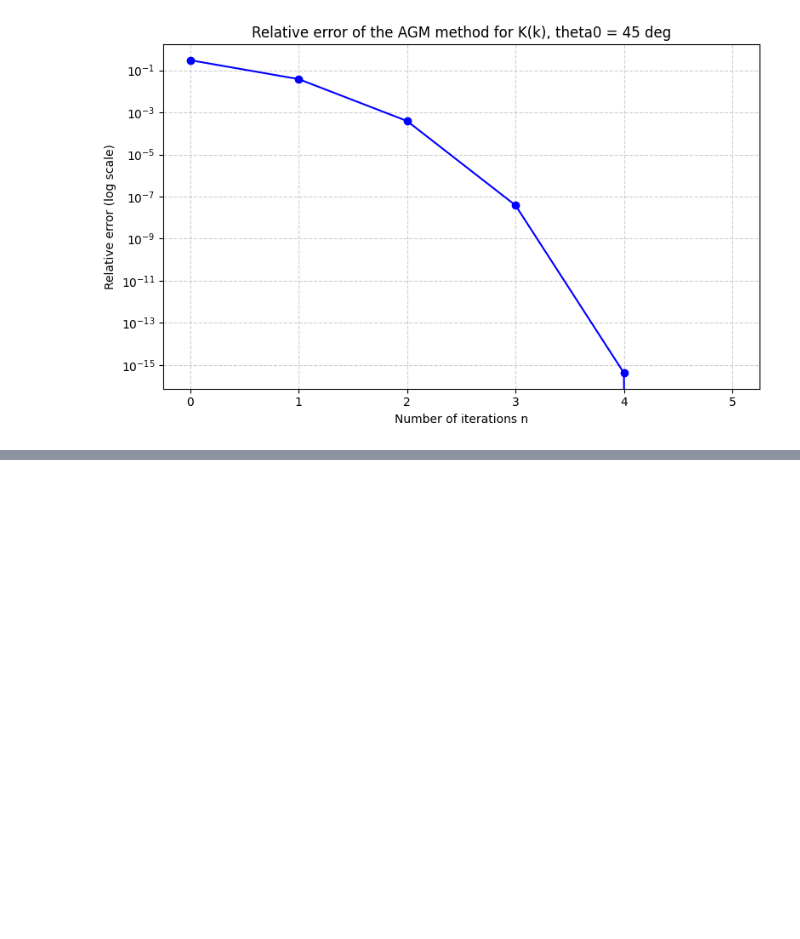
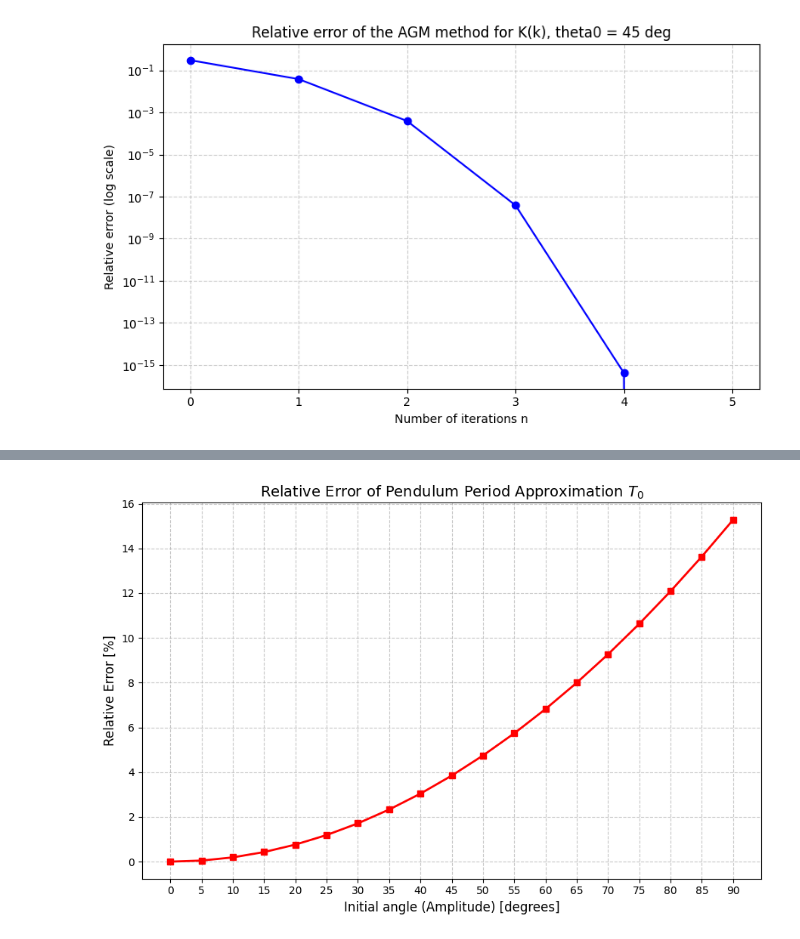
Before and after one commit to Szymbuk/MOWNIT, a Jupyter notebook: lab7/ex3.ipynb, the cells around one changed output, grey strips where cells are left out. Drawn from its saved outputs; the diff is of its cells as text; code cells hidden in the pictures; blank space fills up the shorter version.

Commit message:
✨ Add relative error vs amplitude plot

```diff
--- a/lab7/ex3.ipynb
+++ b/lab7/ex3.ipynb
@@ -113,3 +113,13 @@ plt.tight_layout()
 plt.show()
 # %% [output]
 [figure]
+# %%
+theta0_deg = np.arange(0, 95, 5)
+
+theta0_rad = np.radians(theta0_deg)
+k = np.sin(theta0_rad / 2.0)
+
+K_true = ellipk(k**2)
+
+# Error = 1 - (pi / (2 * K(k)))
+relative_error_percent = (1.0 - (np.pi / (2.0 * K_true))) * 100.0
@@ -115,0 +149,15 @@ plt.show()
+# %%
+plt.figure(figsize=(9, 6))
+plt.plot(theta0_deg, relative_error_percent, marker='s', linestyle='-', color='r', linewidth=2)
+
+plt.xlabel('Initial angle (Amplitude) [degrees]', fontsize=12)
+plt.ylabel('Relative Error [%]', fontsize=12)
+plt.title('Relative Error of Pendulum Period Approximation $T_0$', fontsize=14)
+
+plt.xticks(np.arange(0, 95, 5))
+plt.grid(True, which="both", ls="--", alpha=0.7)
+
+plt.tight_layout()
+plt.show()
+# %% [output]
+[figure, added]
```
Also changed, not shown: parts of 1 cell of this notebook.
